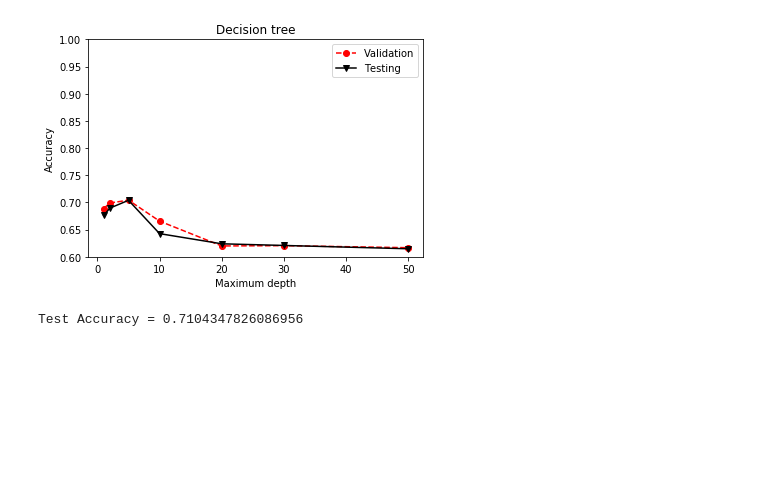
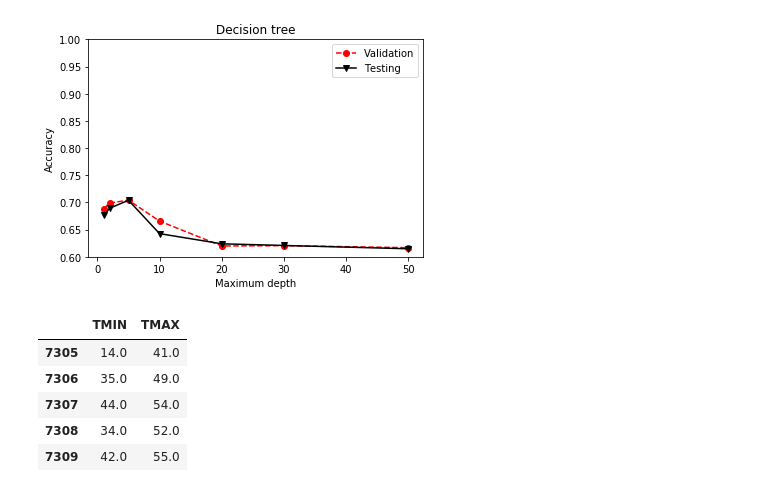
Before and after one commit to DaiweiZ/Smog-Weather-Prediction, a Jupyter notebook: project final.ipynb, the cells around one changed output. Saved outputs shown, nothing was run; the diff lists cells and outputs as text; code cells hidden in the pictures; blank space fills up the shorter version.

```diff
--- a/project final.ipynb
+++ b/project final.ipynb
@@ -388,16 +407,22 @@ print('Test Accuracy =', testAcc[bestHyperparam])
 Best hyperparameter, maxdepth = 5
 Test Accuracy = 0.7039130434782609
 [figure]
-# %%
-from sklearn import ensemble
-from sklearn.tree import DecisionTreeClassifier
-import sys
-
-numEstimators = 500
-np.random.seed(1)
-clf = ensemble.RandomForestClassifier(n_estimators=numEstimators)
-clf.fit(X6_train, Y6_train)
-Y_pred = clf.predict(X6_test)
-print('Test Accuracy =', accuracy_score(Y6_test, Y_pred))
-# %% [output]
-Test Accuracy = 0.7104347826086956
+# %%
+ONE_AIRPORT = data2[(data2['STATION']=='USW00094847') ]
+#|
+# USW0014822 = DETROIT CITY AIRPORT, MI US
+# USW00094847 = DETROIT METRO AIRPORT, MI US
+Z6 = ONE_AIRPORT[['TMIN','TMAX','WT08','AWND','WT13']]
+Y6 = Z6[['WT08']] # smoke or haze
+X6 = Z6[['TMIN','TMAX']]
+X_6 = Z6[['WT13']] #
+X_6 = X_6.fillna(0)
+np.where(np.isnan(X6))
+X6.head()
+# %% [output]
+|  | TMIN | TMAX |
+| 7305 | 14.0 | 41.0 |
+| 7306 | 35.0 | 49.0 |
+| 7307 | 44.0 | 54.0 |
+| 7308 | 34.0 | 52.0 |
+| 7309 | 42.0 | 55.0 |
```
Also changed, not shown: parts of 12 cells of this notebook, 1 other file.
